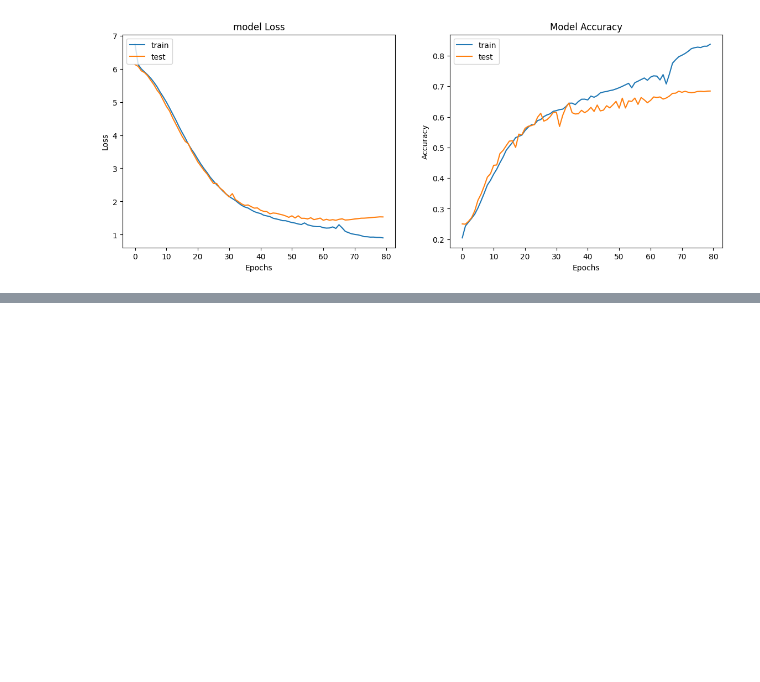
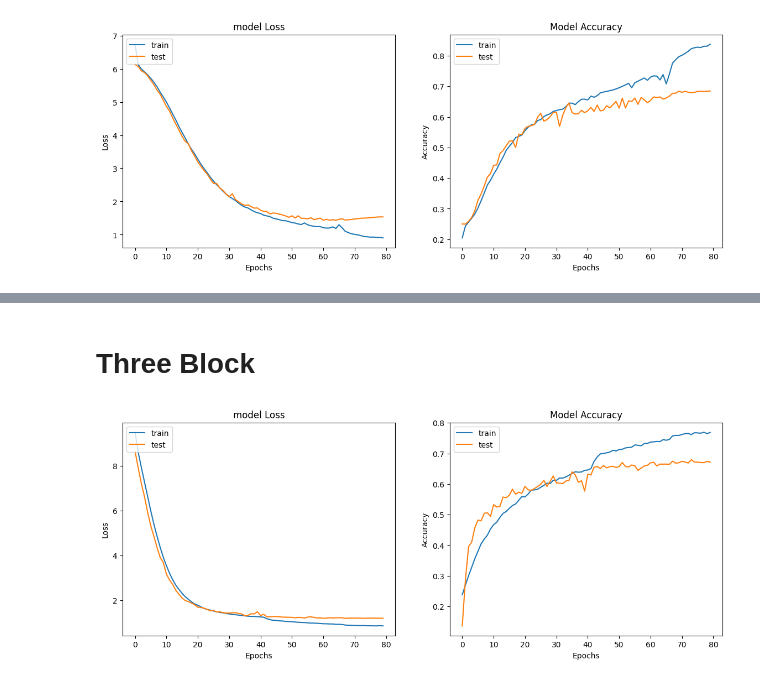
Before and after one commit to Raove/Final_Project, a Jupyter notebook: final_project.ipynb, the cells around one changed output, grey strips where cells are left out. Cells and saved outputs as stored; diff of their text form; code cells hidden in the pictures; blank space fills up the shorter version.

```diff
--- a/final_project.ipynb
+++ b/final_project.ipynb
@@ -555,0 +521,11 @@ Epoch 80/80
+# %%
+
+num_epochs = 80
+#sequential model. Essentially the same
+historyThreeBlock = ThreeBlock.fit(train_flow,
+                 steps_per_epoch= int(len(X_train) / batch_size),
+                    epochs=num_epochs,
+                    verbose=1,
+                    validation_data=test_flow,
+                    callbacks= [reduce_lr],
+                    validation_steps= int(len(X_test) / batch_size))
@@ -819,0 +803,22 @@ tf.keras.utils.plot_model(ogmodel, to_file='fernet.png', show_shapes=True, show_
+# %% [markdown]
+# Three Block
+# %%
+plt.figure(figsize=(14,5))
+plt.subplot(1,2,2)
+plt.plot(historyThreeBlock.history['accuracy'])
+plt.plot(historyThreeBlock.history['val_accuracy'])
+plt.title('Model Accuracy')
+plt.xlabel('Epochs')
+plt.ylabel('Accuracy')
+plt.legend(['train', 'test'], loc='upper left')
+
+plt.subplot(1,2,1)
+plt.plot(historyThreeBlock.history['loss'])
+plt.plot(historyThreeBlock.history['val_loss'])
+plt.title('model Loss')
+plt.xlabel('Epochs')
+plt.ylabel('Loss')
+plt.legend(['train', 'test'], loc='upper left')
+plt.show()
+# %% [output]
+[figure, added]
```
Also changed, not shown: parts of 47 cells of this notebook, 11 other files.
